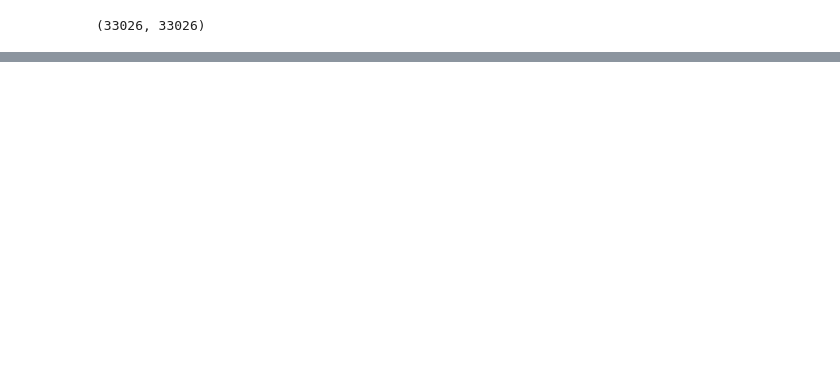
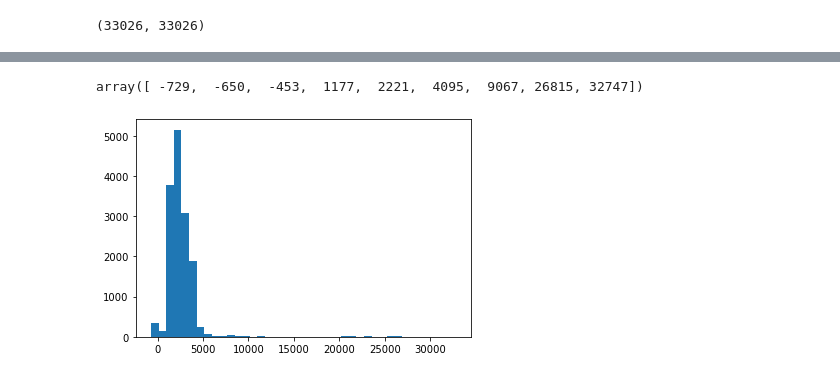
Before and after one commit to amalhot5/pulmonary-fibrosis-progression, a Jupyter notebook: model-building.ipynb, the cells around one changed output, grey strips where cells are left out. Drawn from its saved outputs; the diff is of its cells as text; code cells hidden in the pictures; blank space fills up the shorter version.

```diff
--- a/model-building.ipynb
+++ b/model-building.ipynb
@@ -212,0 +247,15 @@ comb.head().T
+# %%
+df1 = comb.query('(BitsStored == 12)')
+df2 = comb.query('(BitsStored == 13)')
+df3 = comb.query('(BitsStored == 16) & (PixelRepresentation == 0)')
+df4 = comb.query('(BitsStored == 16) & (PixelRepresentation == 1)')
+dfs = [df1, df2, df3, df4]
+# %%
+def distrib_summ(t):
+    plt.hist(t,40)
+    return array([t.min(),*np.percentile(t,[0.1,1,5,50,95,99,99.9]),t.max()], dtype=np.int)
+# %%
+distrib_summ(df4.img_max.values)
+# %% [output]
+array([ -729,  -650,  -453,  1177,  2221,  4095,  9067, 26815, 32747])
+[figure, added]
```
Also changed, not shown: parts of 32 cells of this notebook, 1 other file.
